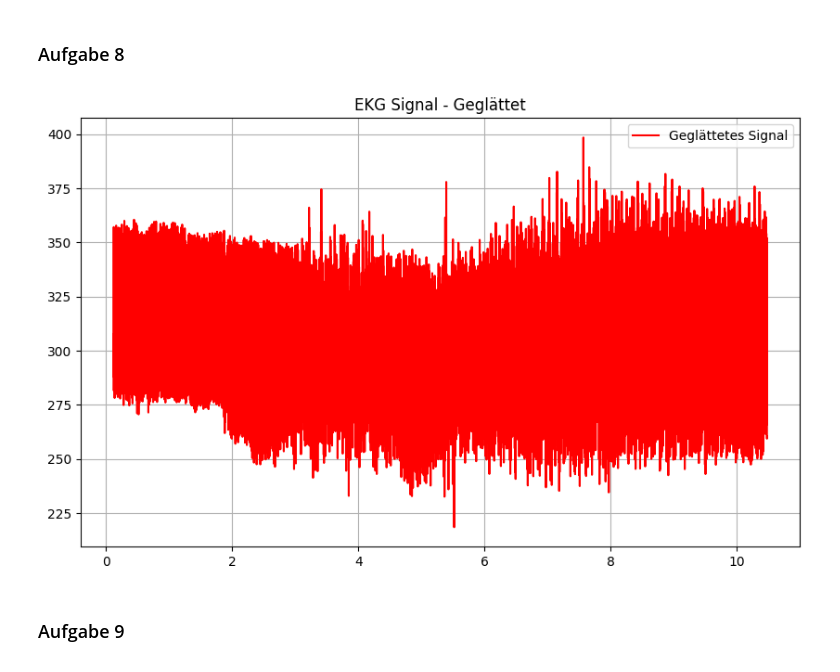
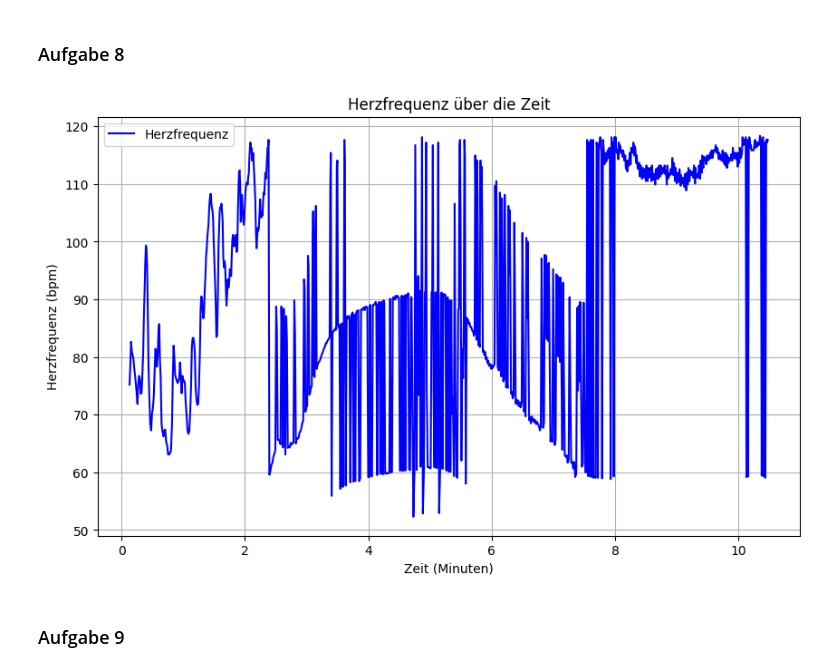
Before and after one commit to VPaulineC/Praktikum-2, a Jupyter notebook: Praktikum_2.ipynb, the cells around one changed output. Drawn from its saved outputs; the diff is of its cells as text; code cells hidden in the pictures.

```diff
--- a/Praktikum_2.ipynb
+++ b/Praktikum_2.ipynb
@@ -374,26 +374,38 @@ HRV (Standardabweichung der RR-Intervalle): 70.31 ms
 # %% [markdown]
 ### Aufgabe 8
 # %%
-df = pd.read_csv('lab2code1_Fahrrad_Andreas.csv', sep = ';')
-#df2 = pd.read_csv('lab2code1_Ruhe_Pauline.csv', sep = ';')
-#df3 = pd.read_csv('lab2code1_Ruhe_Carina.csv', sep = ';')
+df = pd.read_csv('lab2code1_Fahrrad_Andreas.csv', sep=';')
 time_ms = df['Millis']
-ecg=df['Value']
-time_ms = time_ms / (1000 * 60)
+ecg = df['Value']
 
-Wn=0.08
+# Tiefpassfilter anwenden
+Wn = 0.08
 b, a = sci.butter(4, Wn, 'low', analog=False)
 ecg_filtered = sci.filtfilt(b, a, ecg)
 
+# R-Zacken erkennen
+peaks, _ = sci.find_peaks(ecg_filtered, distance=250)  # Mindestabstand der Peaks kann angepasst werden
+
+# RR-Intervalle berechnen (in Millisekunden)
+rr_intervals = np.diff(time_ms[peaks])  # in Millisekunden
+# Herzfrequenz berechnen (in bpm)
+heart_rate = 60000 / rr_intervals  # Umrechnung von ms zu bpm
+
+# Zeitpunkte der Herzfrequenz (Mitte der RR-Intervalle)
+heart_rate_times = time_ms[peaks][1:] - np.diff(time_ms[peaks]) / 2
+
+
+# Herzfrequenz plotten
 plt.figure(figsize=(10, 6))
-#plt.plot(time_ms, ecg, label='Original Signal', alpha=0.5)
-plt.plot(time_ms, ecg_filtered, label='Geglättetes Signal', color='red')
-plt.title('EKG Signal - Geglättet')
+plt.plot(heart_rate_times / (1000 * 60), heart_rate, label='Herzfrequenz', color='blue')
+plt.title('Herzfrequenz über die Zeit')
+plt.xlabel('Zeit (Minuten)')
+plt.ylabel('Herzfrequenz (bpm)')
 plt.legend()
 plt.grid()
 plt.show()
 # %% [output]
-[figure, old version]
+[figure, new version]
 # %% [markdown]
 ### Aufgabe 9
 # %% [markdown]
```
Also changed, not shown: parts of 1 cell of this notebook.
